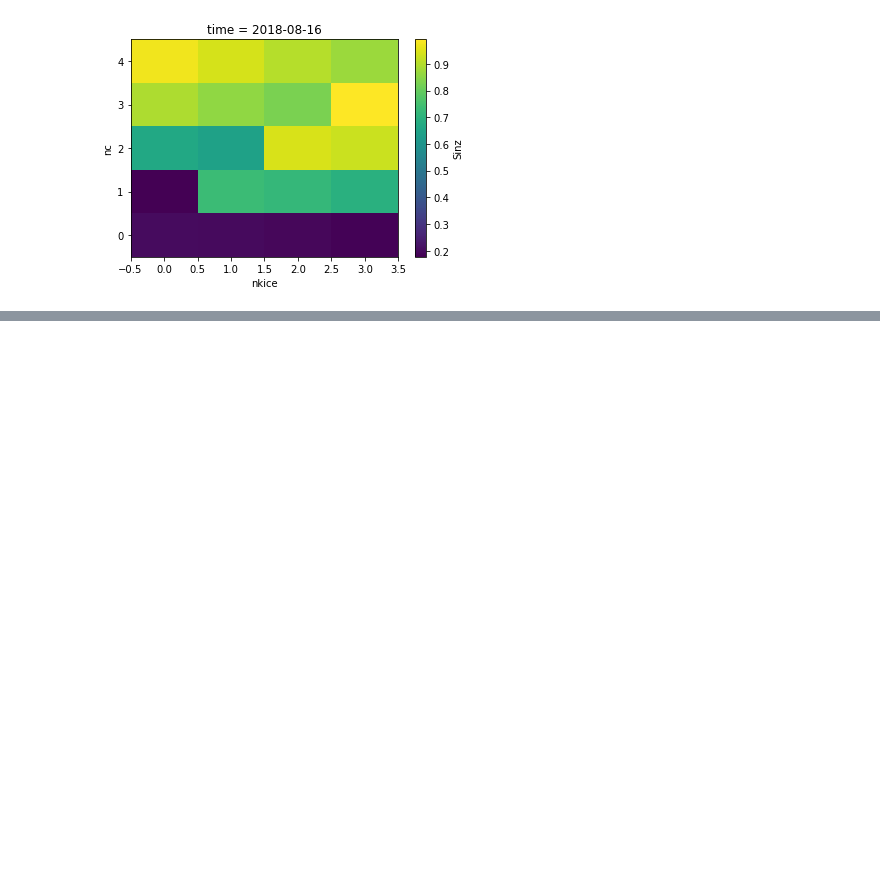
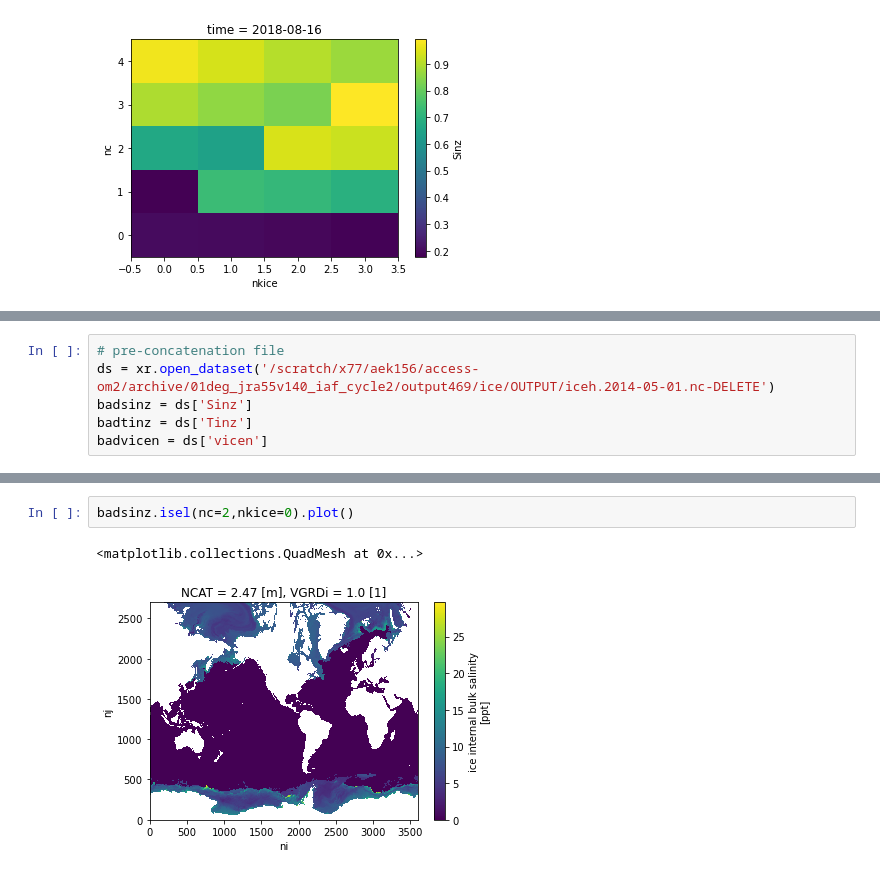
Before and after one commit to aekiss/notebooks, a Jupyter notebook: check-sinz-tinz.ipynb, the cells around one changed output, grey strips where cells are left out. Saved outputs shown, nothing was run; the diff lists cells and outputs as text; blank space fills up the shorter version.

```diff
--- a/check-sinz-tinz.ipynb
+++ b/check-sinz-tinz.ipynb
@@ -101,0 +137,6 @@ badsinz.isel(time=0).mean('ni').mean('nj').plot()
+# %%
+# pre-concatenation file
+ds = xr.open_dataset('/scratch/x77/aek156/access-om2/archive/01deg_jra55v140_iaf_cycle2/output469/ice/OUTPUT/iceh.2014-05-01.nc-DELETE')
+badsinz = ds['Sinz']
+badtinz = ds['Tinz']
+badvicen = ds['vicen']
@@ -101,0 +169,5 @@ badsinz.isel(time=0).mean('ni').mean('nj').plot()
+# %%
+badsinz.isel(nc=2,nkice=0).plot()
+# %% [output]
+<matplotlib.collections.QuadMesh at 0x...>
+[figure, added]
```
Also changed, not shown: parts of 20 cells of this notebook.
